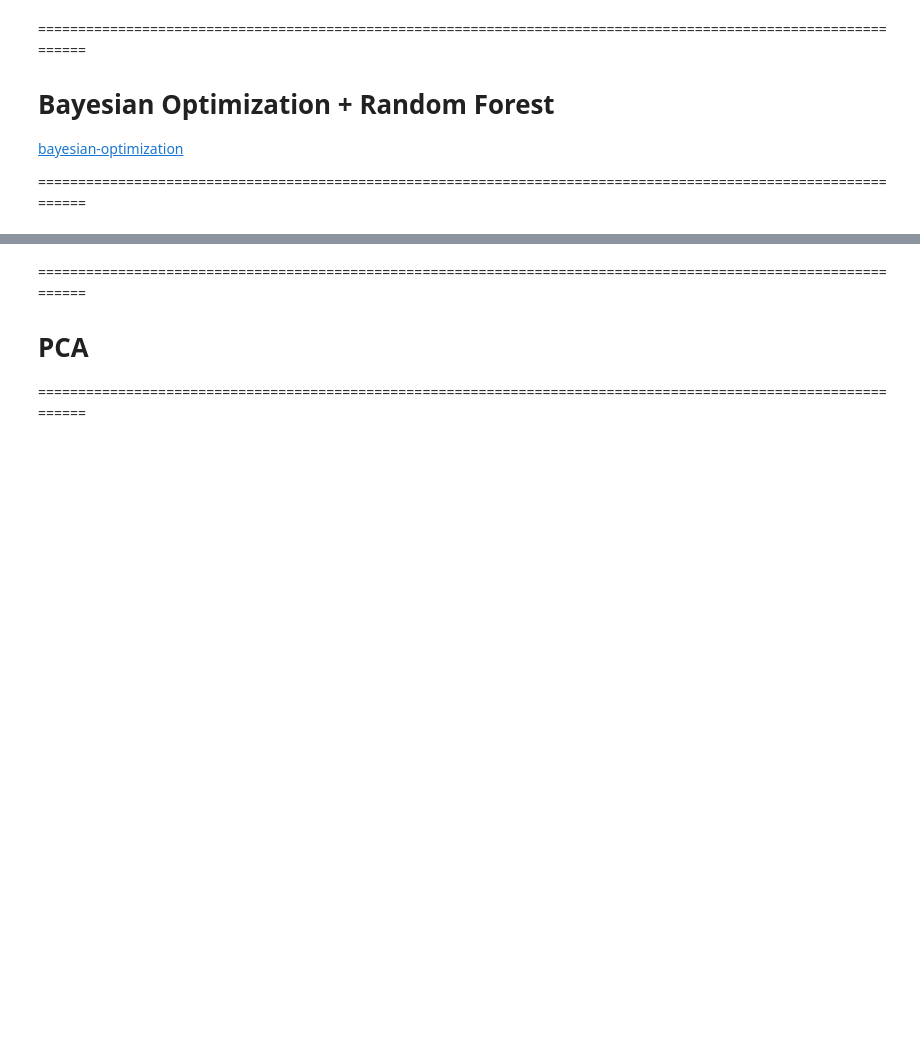
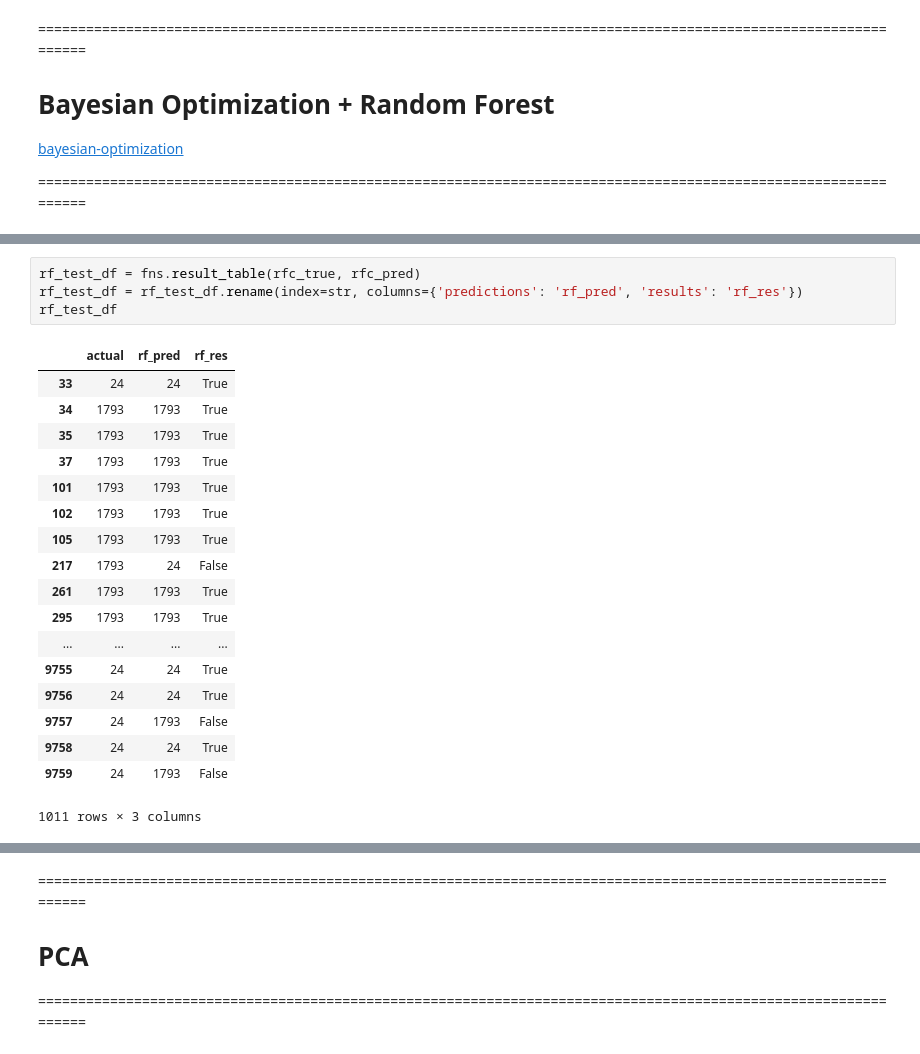
Before and after one commit to Tingting-Chang/painting-classifier, a Jupyter notebook: random_forest.ipynb, the cells around one changed output, grey strips where cells are left out. Drawn from its saved outputs; the diff is of its cells as text; blank space fills up the shorter version.

```diff
--- a/random_forest.ipynb
+++ b/random_forest.ipynb
@@ -213,0 +220,23 @@ test_data_df
+# %%
+rf_test_df = fns.result_table(rfc_true, rfc_pred)
+rf_test_df = rf_test_df.rename(index=str, columns={'predictions': 'rf_pred', 'results': 'rf_res'})
+rf_test_df
+# %% [output]
+|  | actual | rf_pred | rf_res |
+| 33 | 24 | 24 | True |
+| 34 | 1793 | 1793 | True |
+| 35 | 1793 | 1793 | True |
+| 37 | 1793 | 1793 | True |
+| 101 | 1793 | 1793 | True |
+| 102 | 1793 | 1793 | True |
+| 105 | 1793 | 1793 | True |
+| 217 | 1793 | 24 | False |
+| 261 | 1793 | 1793 | True |
+| 295 | 1793 | 1793 | True |
+| ... | ... | ... | ... |
+| 9755 | 24 | 24 | True |
+| 9756 | 24 | 24 | True |
+| 9757 | 24 | 1793 | False |
+| 9758 | 24 | 24 | True |
+| 9759 | 24 | 1793 | False |
+1011 rows × 3 columns
```
Also changed, not shown: parts of 25 cells of this notebook, 7 other files.
